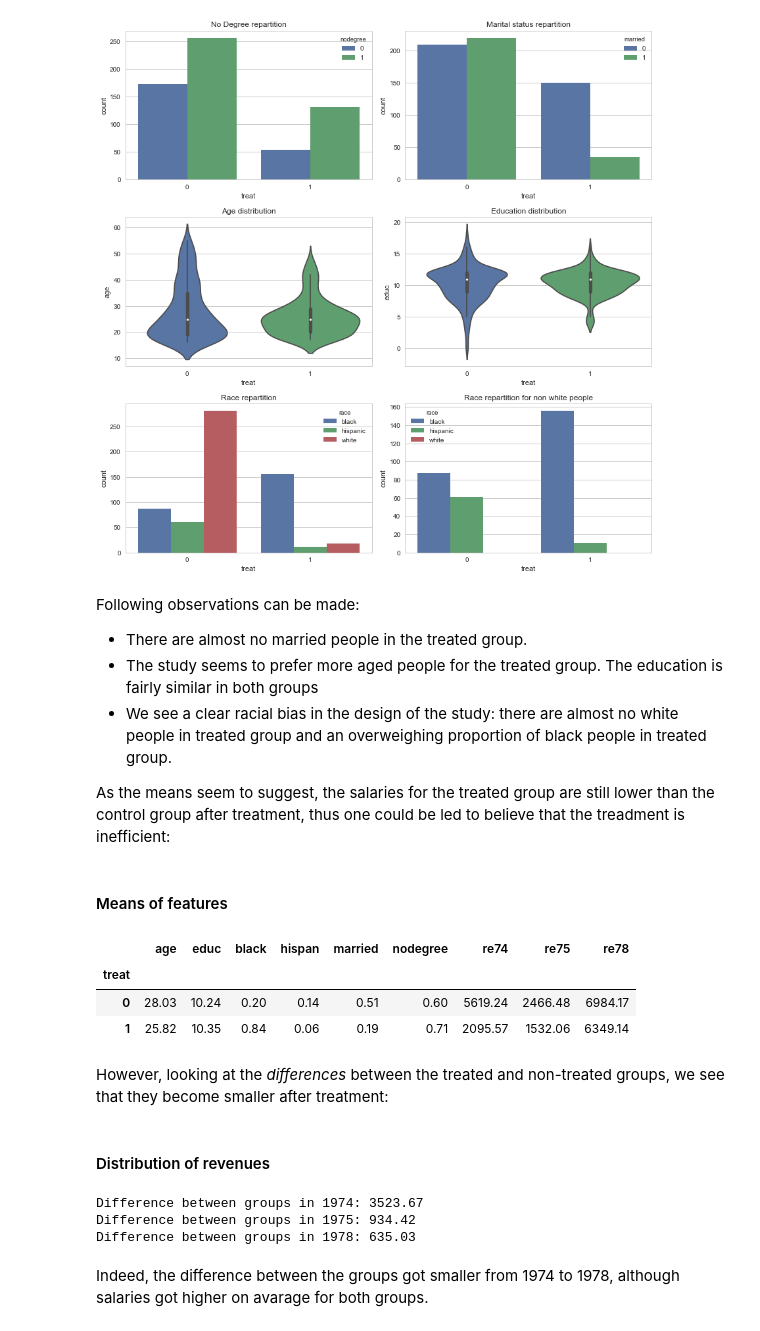
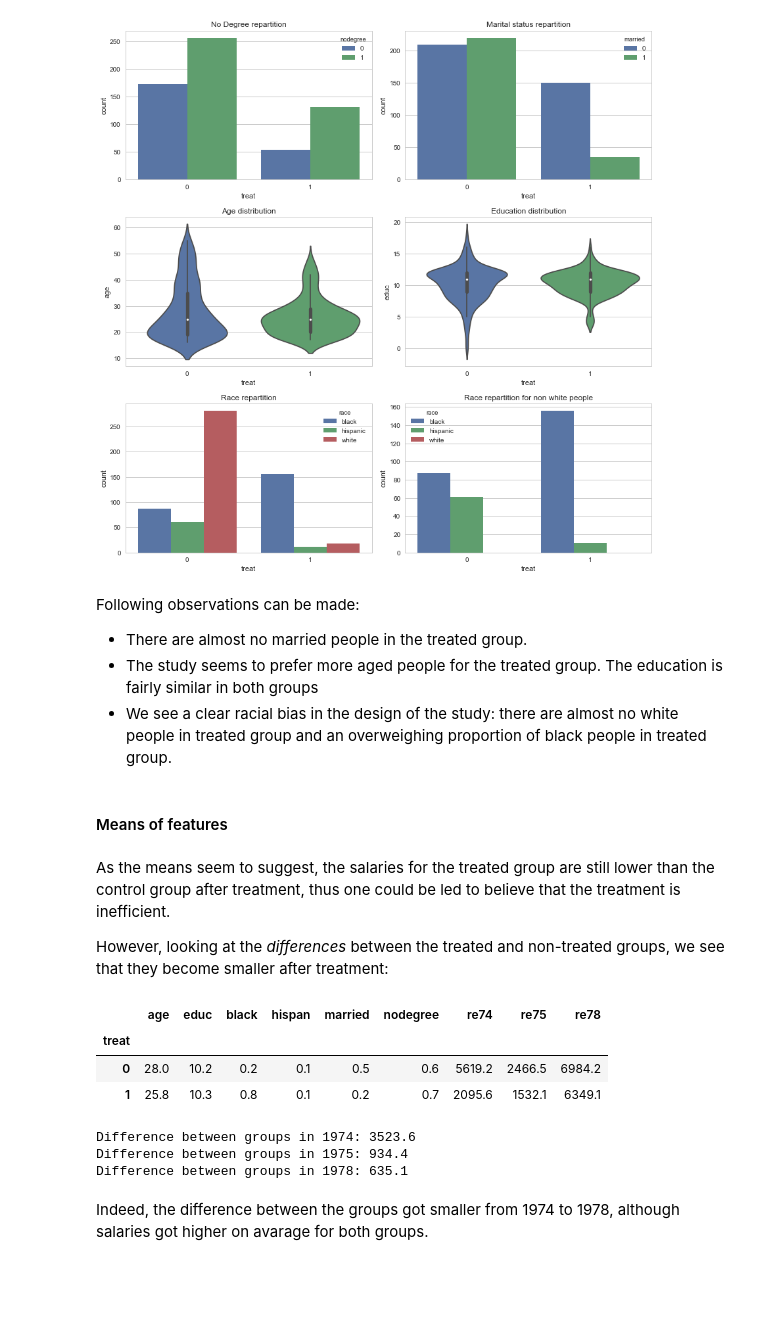
Before and after one commit to armand33/applied_data_analysis_2017, a Jupyter notebook: 04 - Applied ML/Homework 4.ipynb, the cells around one changed output. Drawn from its saved outputs; the diff is of its cells as text; code cells hidden in the pictures; blank space fills up the shorter version.

```diff
--- a/04 - Applied ML/Homework 4.ipynb
+++ b/04 - Applied ML/Homework 4.ipynb
@@ -150,32 +140,31 @@ Following observations can be made:
 - There are almost no married people in the treated group.
 - The study seems to prefer more aged people for the treated group. The education is fairly similar in both groups
 - We see a clear racial bias in the design of the study: there are almost no white people in treated group and an overweighing proportion of black people in treated group.
-
-As the means seem to suggest, the salaries for the treated group are still lower than the control group after treatment, thus one could be led to believe that the treadment is inefficient:
 # %% [markdown]
 #### Means of features
-# %%
-df_mean_group = df.groupby('treat').mean().round(2)
-df_mean_group
-# %% [output]
-|  | age | educ | black | hispan | married | nodegree | re74 | re75 | re78 |
-| treat |  |  |  |  |  |  |  |  |  |
-| 0 | 28.03 | 10.24 | 0.20 | 0.14 | 0.51 | 0.60 | 5619.24 | 2466.48 | 6984.17 |
-| 1 | 25.82 | 10.35 | 0.84 | 0.06 | 0.19 | 0.71 | 2095.57 | 1532.06 | 6349.14 |
 # %% [markdown]
+As the means seem to suggest, the salaries for the treated group are still lower than the control group after treatment, thus one could be led to believe that the treatment is inefficient.
+
 However, looking at the _differences_ between the treated and non-treated groups, we see that they become smaller after treatment:
-# %% [markdown]
-#### Distribution of revenues
 # %%
+# show revenue means
+df_mean_group = df.groupby('treat').mean().round(1)
+display(df_mean_group)
+
+# show revenue differences between groups for each year
 diff_t_nt_74 = df_mean_group.loc[0].re74 - df_mean_group.loc[1].re74
 diff_t_nt_75 = df_mean_group.loc[0].re75 - df_mean_group.loc[1].re75
 diff_t_nt_78 = df_mean_group.loc[0].re78 - df_mean_group.loc[1].re78
-print("Difference between groups in 1974: " + str(np.round(diff_t_nt_74,2)))
-print("Difference between groups in 1975: " + str(np.round(diff_t_nt_75,2)))
-print("Difference between groups in 1978: " + str(np.round(diff_t_nt_78,2)))
+print("Difference between groups in 1974: %.1f " % diff_t_nt_74)
+print("Difference between groups in 1975: %.1f " % diff_t_nt_75)
+print("Difference between groups in 1978: %.1f " % diff_t_nt_78)
 # %% [output]
+|  | age | educ | black | hispan | married | nodegree | re74 | re75 | re78 |
+| treat |  |  |  |  |  |  |  |  |  |
+| 0 | 28.0 | 10.2 | 0.2 | 0.1 | 0.5 | 0.6 | 5619.2 | 2466.5 | 6984.2 |
+| 1 | 25.8 | 10.3 | 0.8 | 0.1 | 0.2 | 0.7 | 2095.6 | 1532.1 | 6349.1 |
-Difference between groups in 1974: 3523.67
-Difference between groups in 1975: 934.42
-Difference between groups in 1978: 635.03
+Difference between groups in 1974: 3523.6
+Difference between groups in 1975: 934.4
+Difference between groups in 1978: 635.1
 # %% [markdown]
 Indeed, the difference between the groups got smaller from 1974 to 1978, although salaries got higher on avarage for both groups.
```
Also changed, not shown: parts of 44 cells of this notebook.
